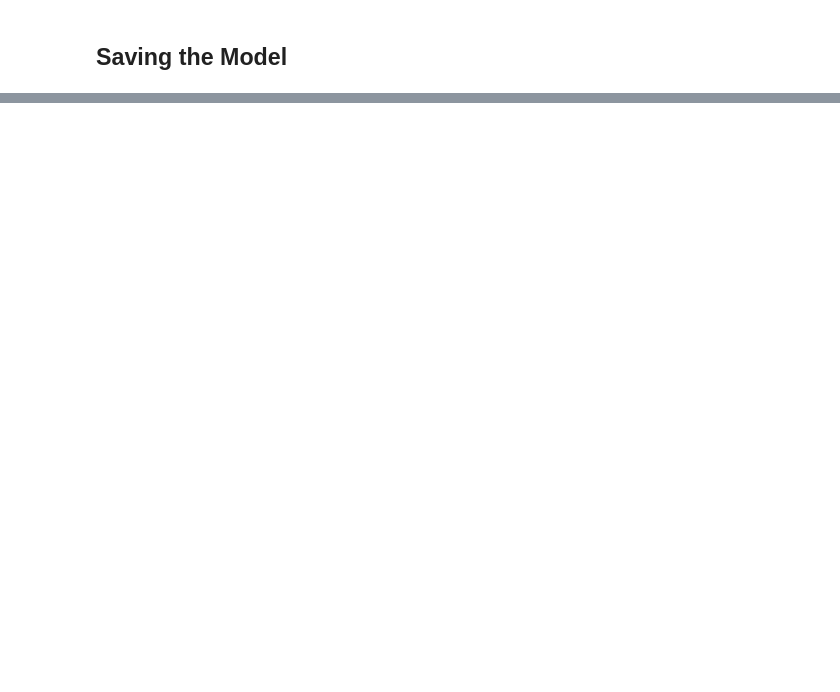
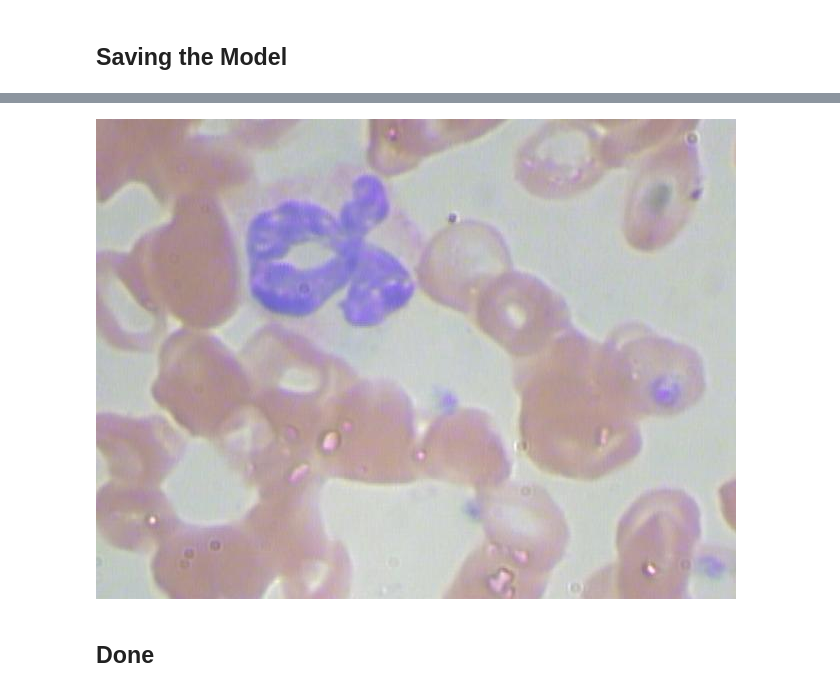
Before and after one commit to sayannath/Blood-Cell-Detection-TFOD-2.0, a Jupyter notebook: notebooks/Blood_Cell_Detection_using_TFOD.ipynb, the cells around one changed output, grey strips where cells are left out. Saved outputs shown, nothing was run; the diff lists cells and outputs as text; code cells hidden in the pictures; blank space fills up the shorter version.

```diff
--- a/notebooks/Blood_Cell_Detection_using_TFOD.ipynb
+++ b/notebooks/Blood_Cell_Detection_using_TFOD.ipynb
@@ -271,7 +294,7 @@ for gpu in gpus:
     tf.config.experimental.set_memory_growth(gpu, True)
 
 # PROVIDE PATH TO IMAGE DIRECTORY
-IMAGE_PATHS = '/content/training_demo/images/train/BloodImage_00000.jpg'
+IMAGE_PATHS = '/content/training_demo/images/train/BloodImage_00003.jpg'
 
 # PROVIDE PATH TO MODEL DIRECTORY
 PATH_TO_MODEL_DIR = '/content/training_demo/exported_models/my_model'
@@ -365,3 +388,4 @@ print('Done')
 # DISPLAYS OUTPUT IMAGE
 cv2_imshow(image_with_detections)
 # CLOSES WINDOW ONCE KEY IS PRESSED
+# %% [output]
@@ -367,0 +394,3 @@ cv2_imshow(image_with_detections)
+[figure, added]
+# %% [markdown]
+## Done
```
Also changed, not shown: parts of 15 cells of this notebook.
